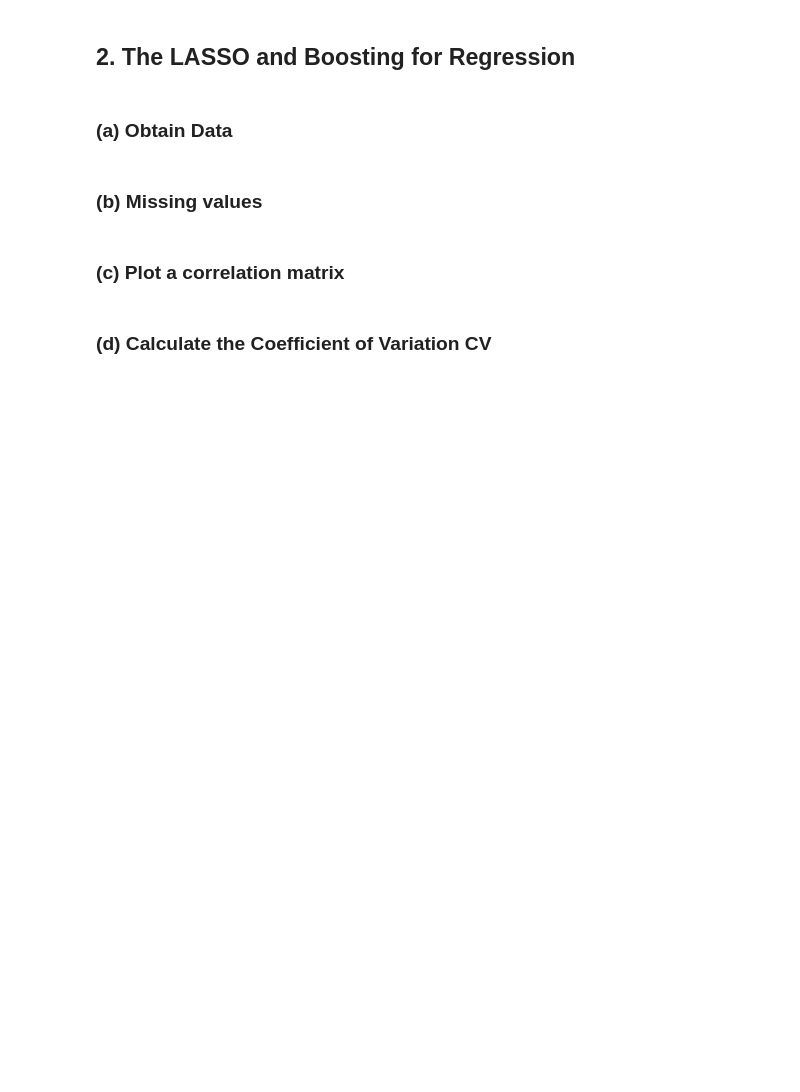
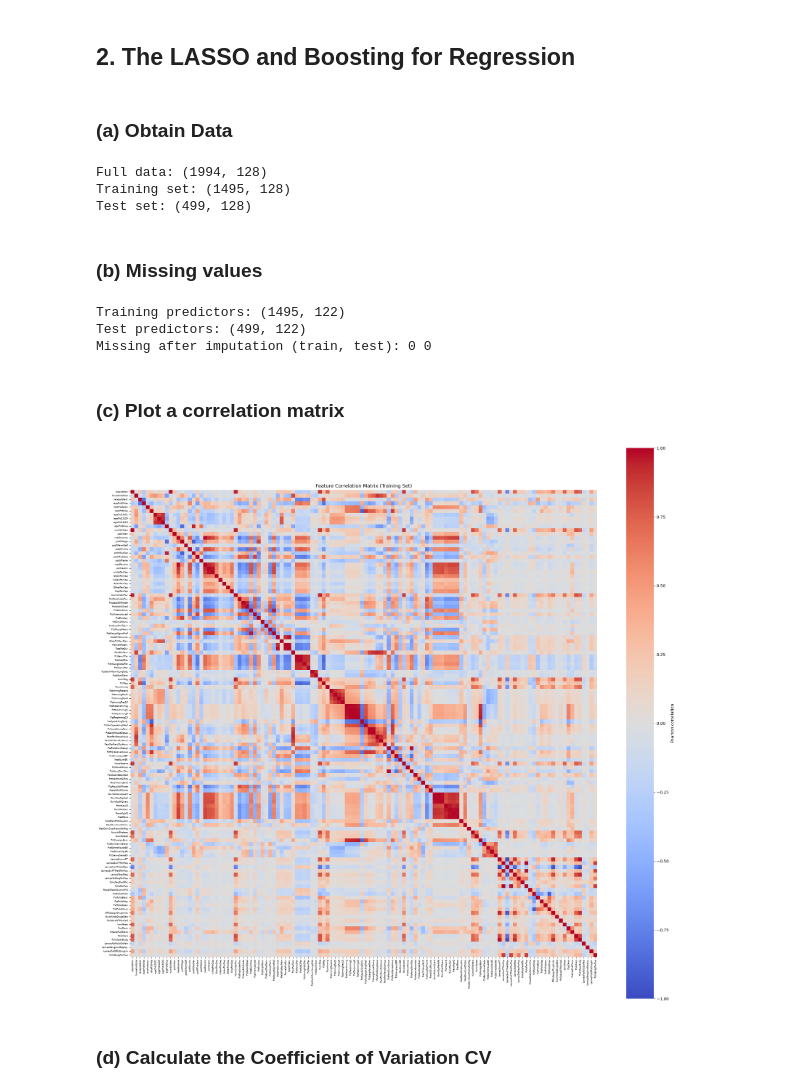
Before and after one commit to Ryan6546ea/DSCI552-HW5, a Jupyter notebook: notebook/Chen_Sian_HW5.ipynb, the cells around one changed output. Cells and saved outputs as stored; diff of their text form; code cells hidden in the pictures; blank space fills up the shorter version.

```diff
--- a/notebook/Chen_Sian_HW5.ipynb
+++ b/notebook/Chen_Sian_HW5.ipynb
@@ -26,9 +175,86 @@ Get the Accute Inamations Data Set
 ## 2. The LASSO and Boosting for Regression
 # %% [markdown]
 ### (a) Obtain Data
+# %%
+with open("../data/communities.names", encoding="utf-8") as f:
+    columns = [line.split()[1] for line in f if line.startswith("@attribute")]
+
+crime_data = pd.read_csv(
+    "../data/communities.data",
+    header=None,
+    names=columns,
+    na_values="?"
+)
+
+train_data = crime_data.iloc[:1495]
+test_data = crime_data.iloc[1495:]
+
+print("Full data:", crime_data.shape)
+print("Training set:", train_data.shape)
+print("Test set:", test_data.shape)
+# %% [output]
+Full data: (1994, 128)
+Training set: (1495, 128)
+Test set: (499, 128)
 # %% [markdown]
 ### (b) Missing values
+# %%
+nonpredictive = ["state", "county", "community", "communityname", "fold"]
+target = "ViolentCrimesPerPop"
+
+X_train = train_data.drop(columns=nonpredictive + [target])
+X_test = test_data.drop(columns=nonpredictive + [target])
+y_train = train_data[target]
+y_test = test_data[target]
+
+# Median imputation is less sensitive to extreme values.
+imputer = SimpleImputer(strategy="median")
+
+X_train_imputed = pd.DataFrame(
+    imputer.fit_transform(X_train),
+    columns=X_train.columns,
+    index=X_train.index
+)
+
+# Apply training-set medians to avoid test-set leakage.
+X_test_imputed = pd.DataFrame(
+    imputer.transform(X_test),
+    columns=X_test.columns,
+    index=X_test.index
+)
+
+print("Training predictors:", X_train_imputed.shape)
+print("Test predictors:", X_test_imputed.shape)
+print("Missing after imputation (train, test):",
+      X_train_imputed.isna().sum().sum(),
+      X_test_imputed.isna().sum().sum())
+# %% [output]
+Training predictors: (1495, 122)
+Test predictors: (499, 122)
+Missing after imputation (train, test): 0 0
 # %% [markdown]
 ### (c) Plot a correlation matrix
+# %%
+corr = X_train_imputed.corr()
+
+plt.figure(figsize=(22, 20))
+sns.heatmap(
+    corr,
+    cmap="coolwarm",
+    vmin=-1,
+    vmax=1,
+    center=0,
+    square=True,
+    xticklabels=True,
+    yticklabels=True,
+    cbar_kws={"label": "Pearson correlation"}
+)
+plt.xticks(rotation=90, fontsize=6)
+plt.yticks(rotation=0, fontsize=6)
+plt.title("Feature Correlation Matrix (Training Set)")
+plt.tight_layout()
+plt.show()
+# %% [output]
+[figure, added]
 # %% [markdown]
 ### (d) Calculate the Coefficient of Variation CV
```
Also changed, not shown: parts of 21 cells of this notebook.
